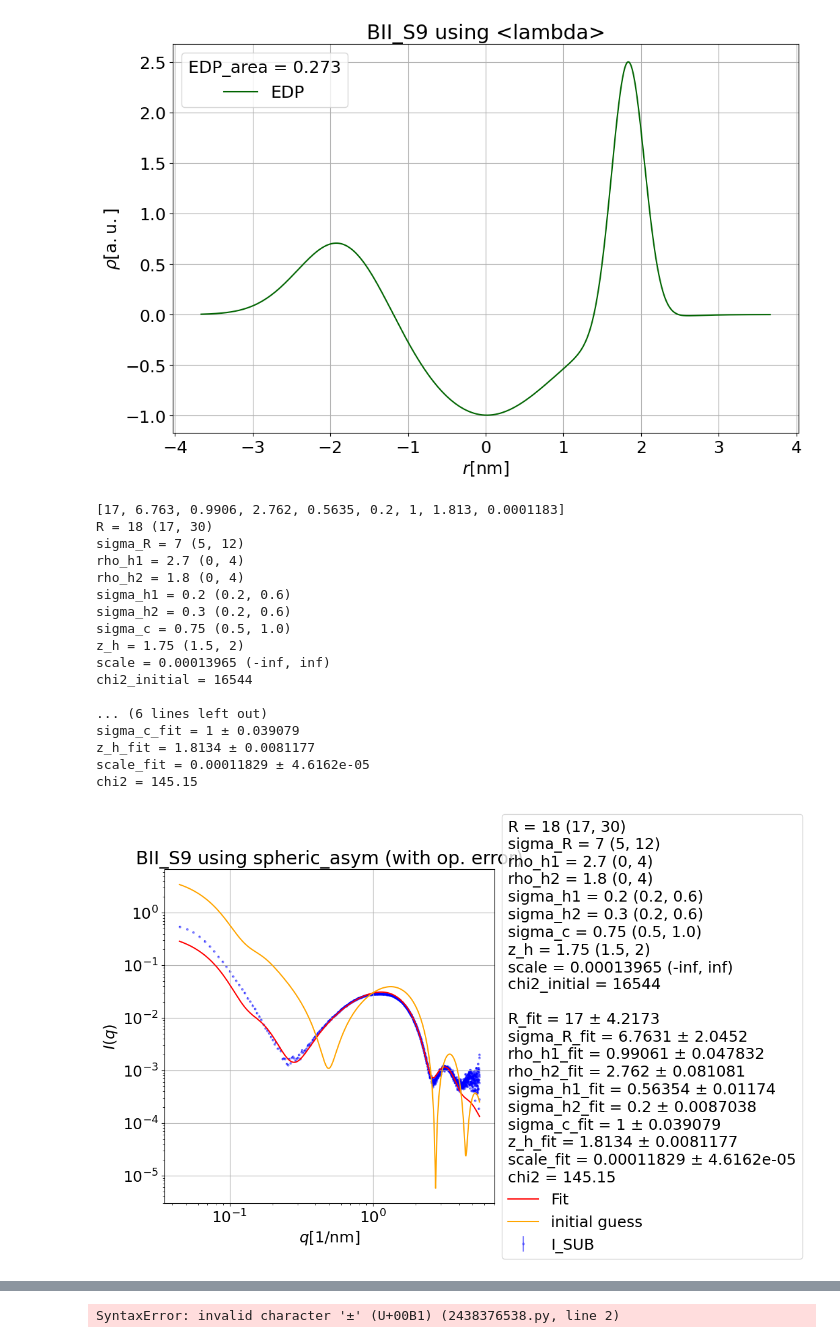
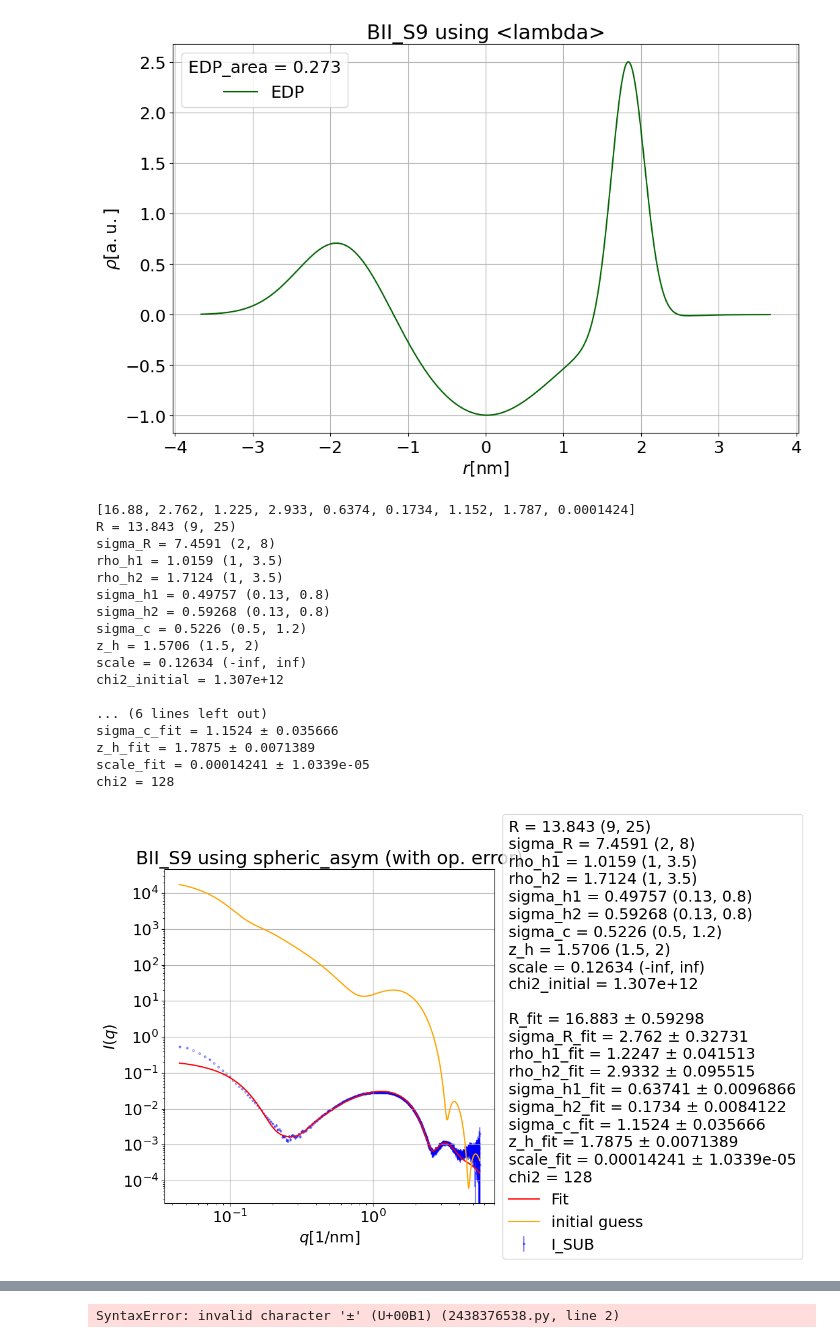
Before and after one commit to riko-hilger/BM29_data_and_analysis_2026, a Jupyter notebook: analysis_BM29_July2026/Fit_LV4+aSyn/BM29_fitting_Aug14.ipynb, the cells around one changed output, grey strips where cells are left out. Saved outputs shown, nothing was run; the diff lists cells and outputs as text; code cells hidden in the pictures.

```diff
--- a/analysis_BM29_July2026/Fit_LV4+aSyn/BM29_fitting_Aug14.ipynb
+++ b/analysis_BM29_July2026/Fit_LV4+aSyn/BM29_fitting_Aug14.ipynb
@@ -427,10 +418,16 @@ chi2 = 148.09
 # SPHERIC ASYM
 fit_function = lambda q, R,    sigma_R,   rho_h1,   rho_h2,   sigma_h1,  sigma_h2,  sigma_c,    z_h,   scale: fit.ULV_spheric_asym(q, R,    sigma_R,   rho_h1,   rho_h2,   sigma_h1,  sigma_h2,  sigma_c,    z_h,   scale,      0, 0, 0)
 
+"""
+Iteration 48300, current chi2 = 332.2
+Current params:  [13.84263741  7.45905129  1.01586004  1.71244435  0.49757307  0.59267887 0.52259504  1.57056397  0.12634116]
+"""
+
 param_set = "spheric_asym"
 q     = q
 I     = I
-I_err = np.abs(I / 30) #Ierr
+I_err_op = np.abs(I / 30) #Ierr
+I_err_Poisson = Ierr
 
 # q_mask = q >= 0.1
 # I_err[q_mask] = np.abs(I[q_mask] / 15)
@@ -448,11 +445,12 @@ scale = 0.00013965
 
 # ========================== Setting Bounds ==============================
 p0           = [   R,    sigma_R,   rho_h1,   rho_h2,   sigma_h1,  sigma_h2,  sigma_c,    z_h,   scale] #,      c2,      c3,      c4]
-lower_bounds = [  17,          5,        0,        0,        0.2,       0.2,      0.5,    1.5, -np.inf] #,       0,       0, -np.inf]
-upper_bounds = [  30,         12,        4,        4,        0.6,       0.6,      1.0,      2, +np.inf] #,       4,     0.5, +np.inf]
+lower_bounds = [   9,          2,        1,        1,        0.13,      0.13,      0.5,    1.5, -np.inf] #,       0,       0, -np.inf]
+upper_bounds = [  25,          8,      3.5,      3.5,         0.8,       0.8,      1.2,      2, +np.inf] #,       4,     0.5, +np.inf]
+p0 = [13.84263741,  7.45905129,  1.01586004,  1.71244435, 0.49757307, 0.59267887, 0.52259504,  1.57056397,  0.12634116]
 # %%
 #======================== Fit ===========================================
-popt, pcov = curve_fit(fit_function, q, I, sigma=I_err, maxfev=10000, p0=p0, bounds = (lower_bounds, upper_bounds))
+popt, pcov = curve_fit(fit_function, q, I, sigma=I_err_op, maxfev=10000, p0=p0, bounds = (lower_bounds, upper_bounds))
 
 param_names = fit.param_names.get(param_set)
 
@@ -462,48 +460,48 @@ for name, value in zip(param_names, popt):
     globals()[name] = value
     fit_lib_entry += f"{value:.4g}, "
 fit_lib_entry = fit_lib_entry[:-2]
 fit_lib_entry += "]"
 print(fit_lib_entry)
 
-chi2, info_text_print = fit.all_info(q, I, I_err, param_names, p0, popt, perr, fit_function, lower_bounds, upper_bounds)
+chi2, info_text_print = fit.all_info(q, I, I_err_Poisson, param_names, p0, popt, perr, fit_function, lower_bounds, upper_bounds)
 print(info_text_print)
 
 #=========================== Plot ===========================================
 
 q_fit = np.linspace(min(q), max(q), 10000)
 plt.figure(figsize=(12, 7.5))
-plt.errorbar(q, I, I_err, marker="o", markersize=2,markeredgewidth=1,ecolor="Blue", markeredgecolor='Blue', markerfacecolor='None', alpha=0.5, ls="None", label='I_SUB', zorder=1)
+plt.errorbar(q, I, I_err_Poisson, marker="o", markersize=2,markeredgewidth=1,ecolor="Blue", markeredgecolor='Blue', markerfacecolor='None', alpha=0.5, ls="None", label='I_SUB', zorder=1)
 plt.loglog(q_fit, fit_function(q_fit, *popt), color='red', label='Fit')
 plt.loglog(q_fit, fit_function(q_fit, *p0), color='orange', label='initial guess')
 plt.xlabel('$q [1/\\mathrm{nm}]$')
 plt.ylabel('$I(q)$')
 plt.title(f'{sample} using spheric_asym (with op. error)')
 plt.grid(True)
 legend = plt.legend(loc='center left', bbox_to_anchor=(1, 0.5), alignment='left')
 legend.set_title(info_text_print)
 plt.tight_layout()
 # plt.savefig(target_folder / f"{fit_function.__name__}_op_error2.png",dpi=400, bbox_inches='tight', pad_inches=0.05)
 plt.show()
 
 fig=fit.EDP_plot(R_fit, sigma_h1_fit, sigma_h2_fit, sigma_c_fit, rho_h1_fit, rho_h2_fit, z_h_fit, z_h_fit, info_text_print,
              f'{sample} using {fit_function.__name__}')
 # fig.savefig(target_folder / f"LV4_EDP_{fit_function.__name__}_op_error2.png", dpi=400, bbox_inches='tight', pad_inches=0.05)
 # %% [output]
-[17, 6.763, 0.9906, 2.762, 0.5635, 0.2, 1, 1.813, 0.0001183]
-R = 18 (17, 30)
-sigma_R = 7 (5, 12)
-rho_h1 = 2.7 (0, 4)
-rho_h2 = 1.8 (0, 4)
-sigma_h1 = 0.2 (0.2, 0.6)
-sigma_h2 = 0.3 (0.2, 0.6)
-sigma_c = 0.75 (0.5, 1.0)
-z_h = 1.75 (1.5, 2)
-scale = 0.00013965 (-inf, inf)
-chi2_initial = 16544
+[16.88, 2.762, 1.225, 2.933, 0.6374, 0.1734, 1.152, 1.787, 0.0001424]
+R = 13.843 (9, 25)
+sigma_R = 7.4591 (2, 8)
+rho_h1 = 1.0159 (1, 3.5)
+rho_h2 = 1.7124 (1, 3.5)
+sigma_h1 = 0.49757 (0.13, 0.8)
+sigma_h2 = 0.59268 (0.13, 0.8)
+sigma_c = 0.5226 (0.5, 1.2)
+z_h = 1.5706 (1.5, 2)
+scale = 0.12634 (-inf, inf)
+chi2_initial = 1.307e+12
 
 ... (6 lines left out)
-sigma_c_fit = 1 ± 0.039079
-z_h_fit = 1.8134 ± 0.0081177
-scale_fit = 0.00011829 ± 4.6162e-05
-chi2 = 145.15
+sigma_c_fit = 1.1524 ± 0.035666
+z_h_fit = 1.7875 ± 0.0071389
+scale_fit = 0.00014241 ± 1.0339e-05
+chi2 = 128
-[figure, old version]
+[figure, new version]
```
Also changed, not shown: parts of 3 cells of this notebook, 3 other files.
